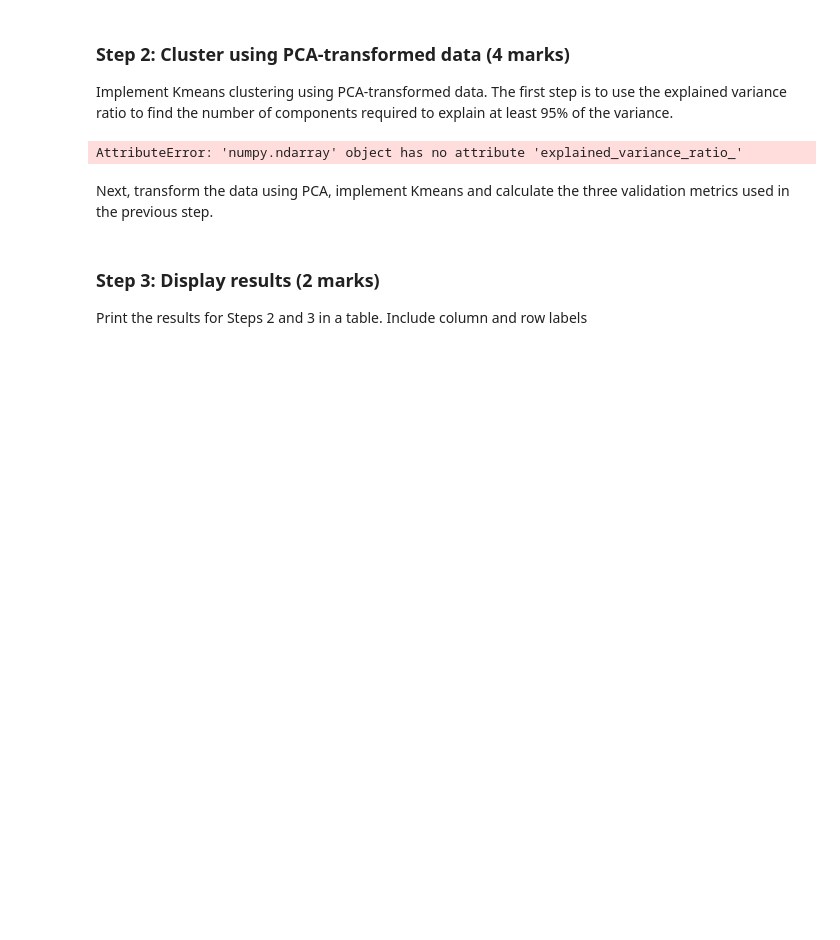
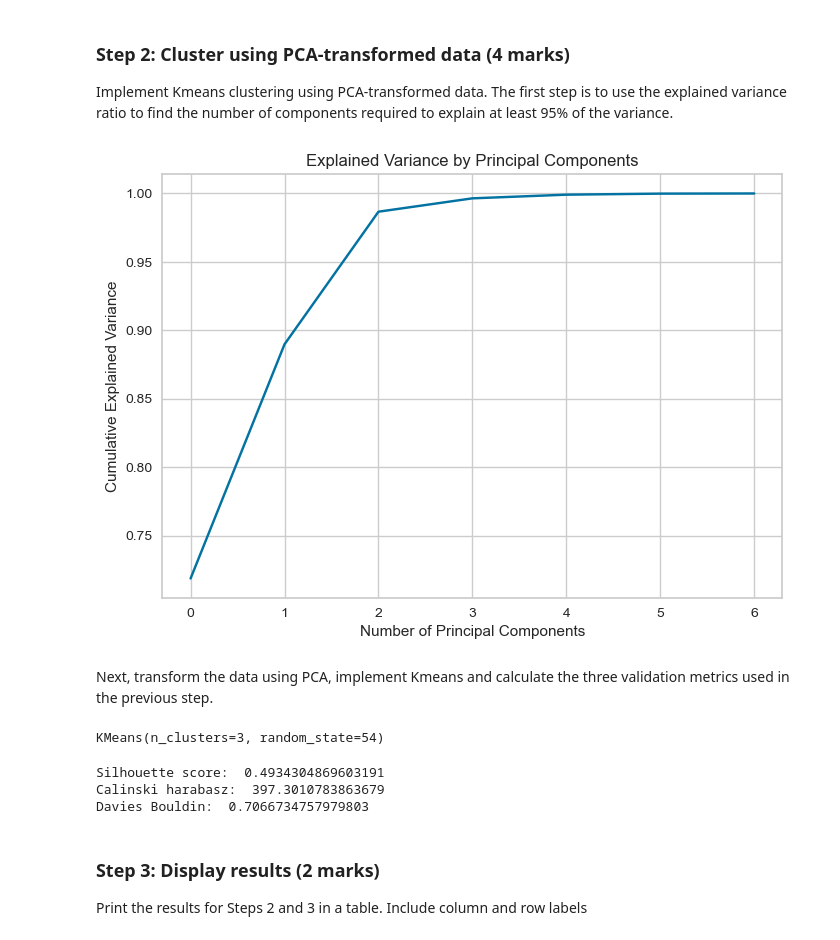
Before and after one commit to ESDiep/ENSF611-a5, a Jupyter notebook: Assignment 5_final.ipynb, the cells around one changed output. Saved outputs shown, nothing was run; the diff lists cells and outputs as text; code cells hidden in the pictures; blank space fills up the shorter version.

```diff
--- a/Assignment 5_final.ipynb
+++ b/Assignment 5_final.ipynb
@@ -286,16 +299,19 @@ Implement Kmeans clustering using PCA-transformed data. The first step is to use
 # %%
 # TODO: Find the number of principal components using explained variance ratio
 # Calculate the explained variance ratio
-explained_variance_ratio = pca_result.explained_variance_ratio_
+pca = PCA()
+X_scaled_pca = pca.fit_transform(X_scaled)
+
+explained_variance_ratio = pca.explained_variance_ratio_
 
 # Plot the explained variance ratio
 plt.plot(np.cumsum(explained_variance_ratio))
 plt.xlabel('Number of Principal Components')
 plt.ylabel('Cumulative Explained Variance')
 plt.title('Explained Variance by Principal Components')
 plt.show()
 # %% [output]
-AttributeError: 'numpy.ndarray' object has no attribute 'explained_variance_ratio_'
+[figure, added]
 # %% [markdown]
 Next, transform the data using PCA, implement Kmeans and calculate the three validation metrics used in the previous step.
 # %%
@@ -303,7 +323,30 @@ Next, transform the data using PCA, implement Kmeans and calculate the three val
 # %%
 # TODO: Implement K-means with the transformed data
+kmeans = KMeans(n_clusters=3, random_state=54)
+kmeans.fit(pca_result)
+# %% [output]
+KMeans(n_clusters=3, random_state=54)
 # %%
 # TODO: Calculate the three different validation metrics
+# Get Cluster Labels
+labels = kmeans.labels_
+
+# Calculate validation metrics
+# Silhouette score
+silhouette = silhouette_score(pca_result, labels)
+print('Silhouette score: ', silhouette)
+
+# Calinski-Harabasz score
+calinski_harabasz = calinski_harabasz_score(pca_result, labels)
+print('Calinski harabasz: ', calinski_harabasz)
+
+# Davies-Bouldin score
+davies_bouldin = davies_bouldin_score(pca_result, labels)
+print('Davies Bouldin: ', davies_bouldin )
+# %% [output]
+Silhouette score:  0.4934304869603191
+Calinski harabasz:  397.3010783863679
+Davies Bouldin:  0.7066734757979803
 # %% [markdown]
 ### Step 3: Display results (2 marks)
 
```
Also changed, not shown: parts of 15 cells of this notebook.
